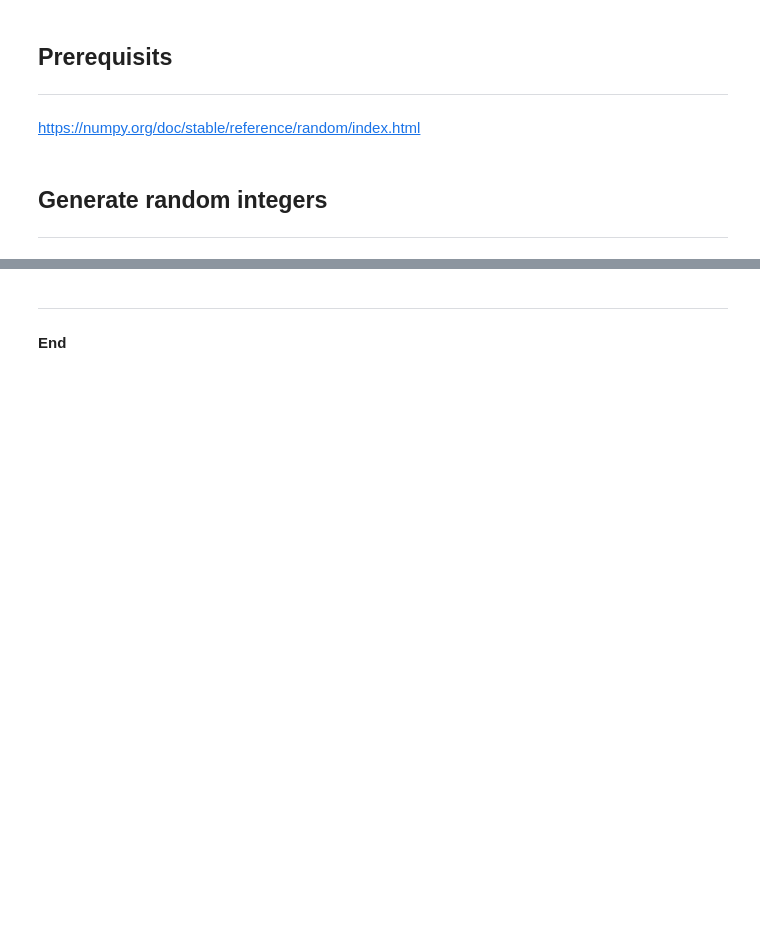
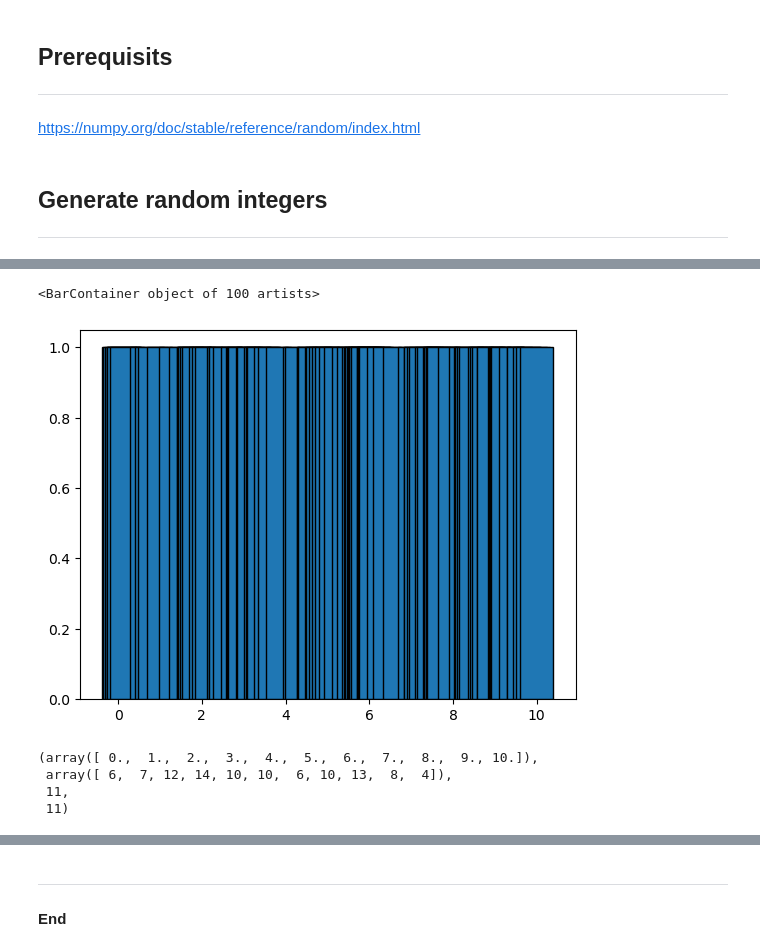
Before and after one commit to Oksyyy/my-project, a Jupyter notebook: random.ipynb, the cells around one changed output, grey strips where cells are left out. Saved outputs shown, nothing was run; the diff lists cells and outputs as text; code cells hidden in the pictures; blank space fills up the shorter version.

```diff
--- a/random.ipynb
+++ b/random.ipynb
@@ -35,0 +106,20 @@ array([0, 9, 7, 6, 9, 4, 0, 3, 5, 9, 5, 5, 4, 1, 1, 6, 6, 5, 4, 6, 9, 4,
+# %%
+# Plot the bar chart.
+plt.bar(values,counts, edgecolor='black')
+# %% [output]
+<BarContainer object of 100 artists>
+[figure, added]
+# %%
+# Round values in x.
+x_rounded = np.round(x, decimals=0)
+
+# Get the counts.
+values, counts = np.unique(x_rounded, return_counts=True)
+
+#Show.
+values, counts, values.size, counts.size
+# %% [output]
+(array([ 0.,  1.,  2.,  3.,  4.,  5.,  6.,  7.,  8.,  9., 10.]),
+ array([ 6,  7, 12, 14, 10, 10,  6, 10, 13,  8,  4]),
+ 11,
+ 11)
```
Also changed, not shown: parts of 12 cells of this notebook, 1 other file.
